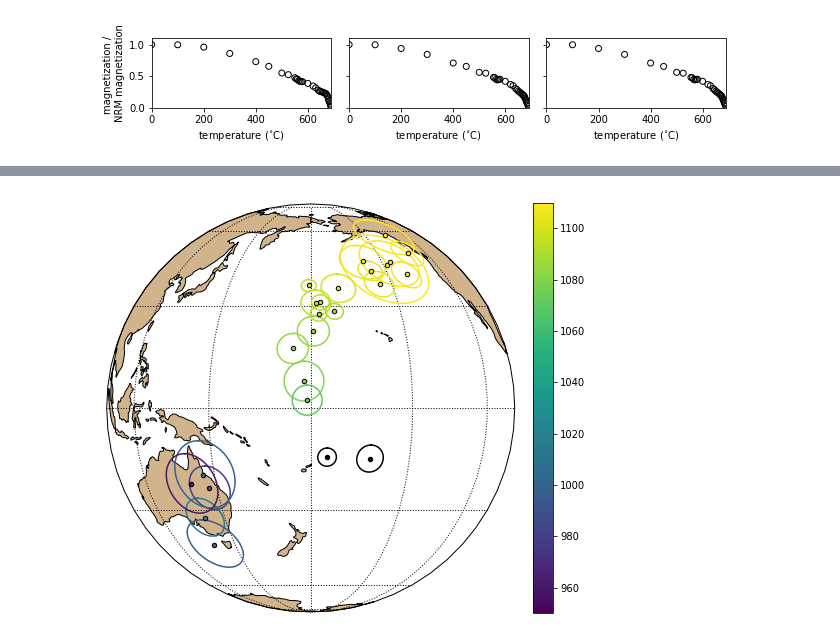
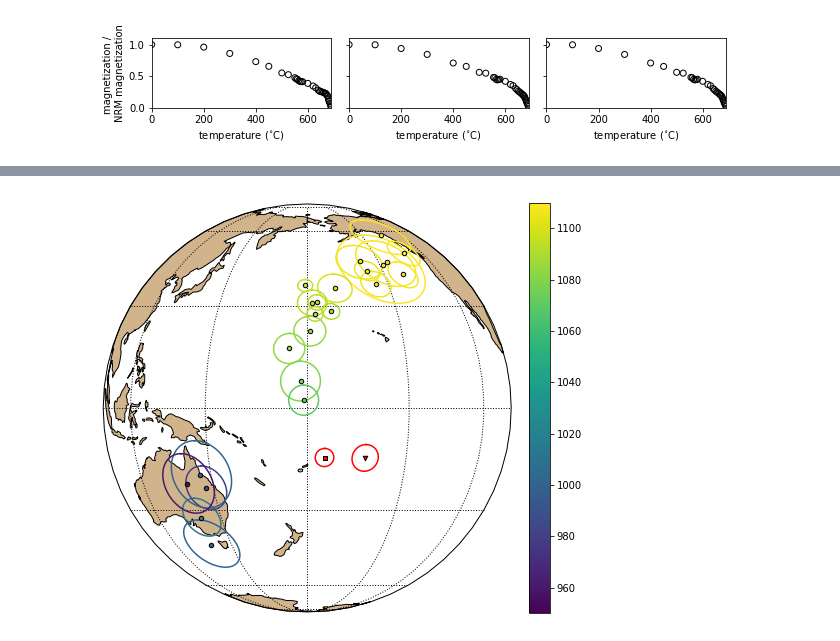
Before and after one commit to Swanson-Hysell-Group/2018_Red_Bed_Intraclasts, a Jupyter notebook: Code/intraclast_notebook.ipynb, the cells around one changed output, grey strips where cells are left out. Saved outputs shown, nothing was run; the diff lists cells and outputs as text; code cells hidden in the pictures.

```diff
--- a/Code/intraclast_notebook.ipynb
+++ b/Code/intraclast_notebook.ipynb
@@ -415,27 +470,29 @@ Freda_MT_pole
 # %%
 import matplotlib
 import matplotlib.colors as colors
 
 map_axis = ipmag.make_orthographic_map(central_longitude=180,central_latitude=0)
 
 viridis = cm = plt.get_cmap('viridis')
 cNorm  = matplotlib.colors.Normalize(vmin=950, vmax=1110)
 # scalarMap = matplotlib.cm.ScalarMappable(norm=cNorm, cmap='viridis_r')
 scalarMap = matplotlib.cm.ScalarMappable(norm=cNorm, cmap='viridis')
 
 for n in poles.index:
     rgba = scalarMap.to_rgba(poles.AgeNominal[n])
     hex_color = colors.rgb2hex(rgba)
     hex_color
     ipmag.plot_pole(map_axis,poles.PLon[n],poles.PLat[n],poles.A95[n],color=hex_color)
 scalarMap.set_array(np.linspace(720,1110))
 plt.colorbar(scalarMap,orientation='vertical',fraction=0.046, pad=0.04)
 #plt.savefig('Plots/Kewee_Track_Grenville_Loop.pdf')
 
-ipmag.plot_pole(map_axis,Freda_MT_pole[0],Freda_MT_pole[1],np.sqrt(Freda_MT_pole[2]*Freda_MT_pole[3]))
-ipmag.plot_pole(map_axis,Freda_HT_pole[0],Freda_HT_pole[1],np.sqrt(Freda_HT_pole[2]*Freda_HT_pole[3]))
+ipmag.plot_pole(map_axis,Freda_MT_pole[0],Freda_MT_pole[1],
+                np.sqrt(Freda_MT_pole[2]*Freda_MT_pole[3]),marker='s',color='red')
+ipmag.plot_pole(map_axis,Freda_HT_pole[0],Freda_HT_pole[1],
+                np.sqrt(Freda_HT_pole[2]*Freda_HT_pole[3]),marker='v',color='red')
 
 
 plt.show()
 # %% [output]
-[figure, old version]
+[figure, new version]
```
Also changed, not shown: parts of 29 cells of this notebook, 6 other files.
